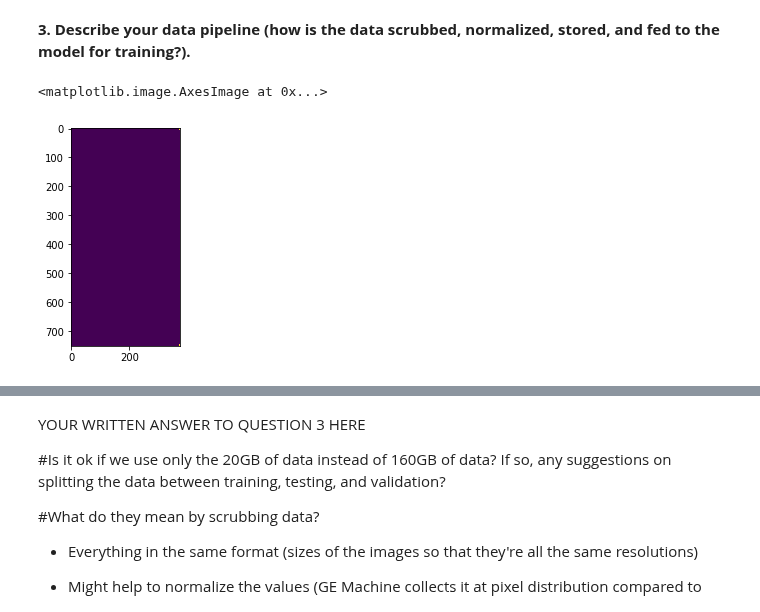
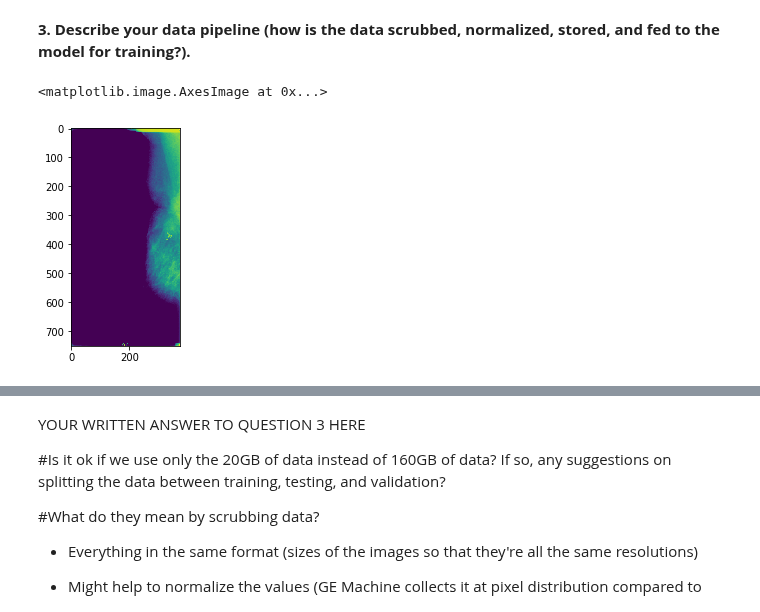
Before and after one commit to ksamgam/mammograph_classification, a Jupyter notebook: BMI260_2019_ProblemSet_3.ipynb, the cells around one changed output, grey strips where cells are left out. Drawn from its saved outputs; the diff is of its cells as text; code cells hidden in the pictures.

Commit message:
added test case for q4

```diff
--- a/BMI260_2019_ProblemSet_3.ipynb
+++ b/BMI260_2019_ProblemSet_3.ipynb
@@ -83,21 +89,21 @@ Given that there are 2076 images we plan to split the data into a 70, 20, 10 spl
 # %%
 # test case of one image - segmentation and feature extraction
 
 # patient number 01262 right breast, mlo view positive tumor
 scan_path = "/Users/ksamgam/Downloads/breast_mg/P_01262_RIGHT_MLO.tif"
-test_image = io.imread(scan_path)
+orig_img = io.imread(scan_path)
 
 # Resize image to 750 x 375
-resize_image = cv2.resize(test_image, dsize = (375,750), interpolation=cv2.INTER_NEAREST)
+resize_img = cv2.resize(test_img, dsize = (375,750), interpolation=cv2.INTER_NEAREST)
+resize_img = resize_img.astype('float32') ## COMMENT OUT THIS LINE TO SEE WHAT RESCALING DOES in UINT16
 
 # Normalize images
-maxValue = np.amax(resize_image)
-minValue = np.amin(resize_image)
-meanValue = np.mean(resize_image)
-normalized = (resize_image - minValue)/(maxValue - minValue)
+# DO WE WANT TO SCALE BY Z_SCORE (PROTECT AGAINST OUTLIERS)??
+normalize_img = np.divide(np.subtract(resize_img, np.min(resize_img)),
+                          np.subtract(np.max(resize_img ), np.min(resize_img)))
 
 # view image
-plt.imshow(normalized)
+plt.imshow(normalize_img)
 # %% [output]
 <matplotlib.image.AxesImage at 0x...>
-[figure, old version]
+[figure, new version]
```
Also changed, not shown: parts of 5 cells of this notebook.
